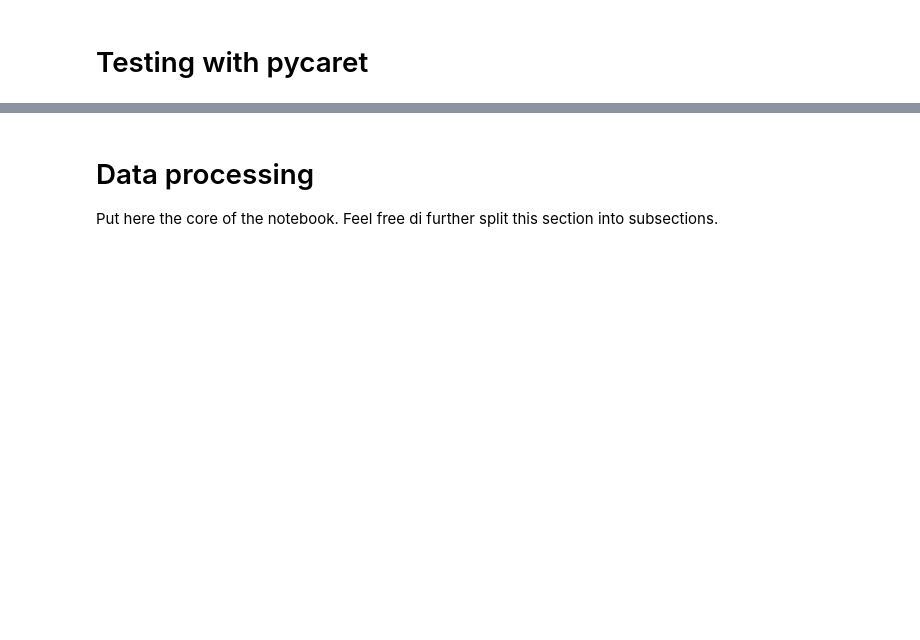
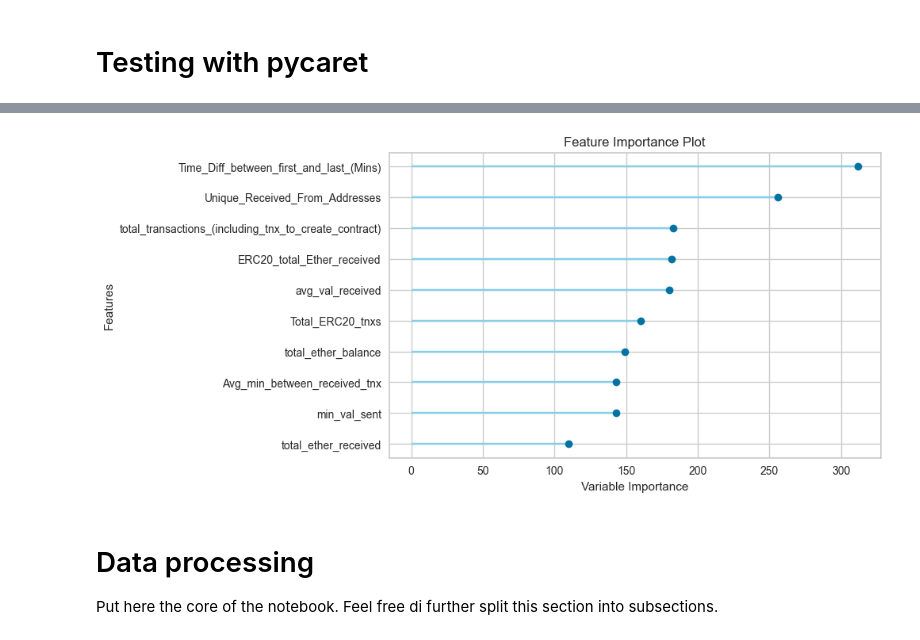
Before and after one commit to henriquetsu/ethereum_laundering, a Jupyter notebook: notebooks/01-business_and_data_understanding_v1-suto.ipynb, the cells around one changed output, grey strips where cells are left out. Cells and saved outputs as stored; diff of their text form; code cells hidden in the pictures; blank space fills up the shorter version.

```diff
--- a/notebooks/01-business_and_data_understanding_v1-suto.ipynb
+++ b/notebooks/01-business_and_data_understanding_v1-suto.ipynb
@@ -150,3 +170,5 @@ df_evaluation.head()
 # %%
-from pycaret.classification import *
-s = setup(df_raw, target='FLAG', session_id=RANDOM_STATE)
+from pycaret.classification import ClassificationExperiment
+
+exp = ClassificationExperiment()
+exp.setup(df_evaluation, target='FLAG', session_id=RANDOM_STATE);
@@ -153,2 +193,2 @@ s = setup(df_raw, target='FLAG', session_id=RANDOM_STATE)
 # %%
-best = compare_models()
+best = exp.compare_models()
@@ -154,0 +214,3 @@ best = compare_models()
+# %%
+exp.plot_model(best, plot='feature')
+# %% [output]
@@ -155,3 +218,4 @@ best = compare_models()
+[figure, added]
 # %% [markdown]
 # Data processing
 Put here the core of the notebook. Feel free di further split this section into subsections.
```
Also changed, not shown: parts of 17 cells of this notebook, 4 other files.
